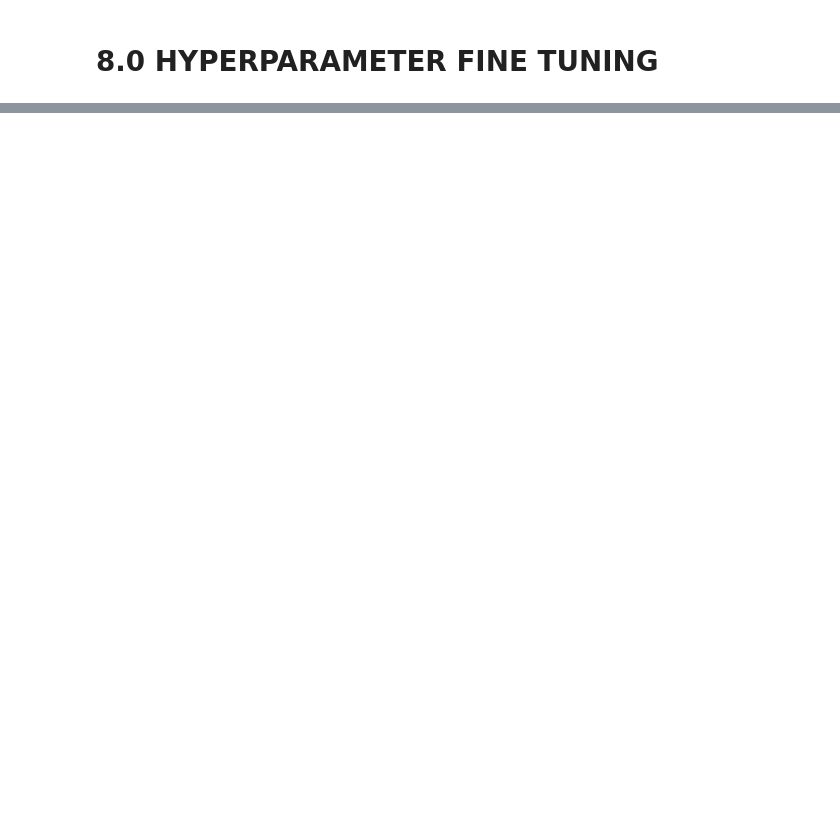
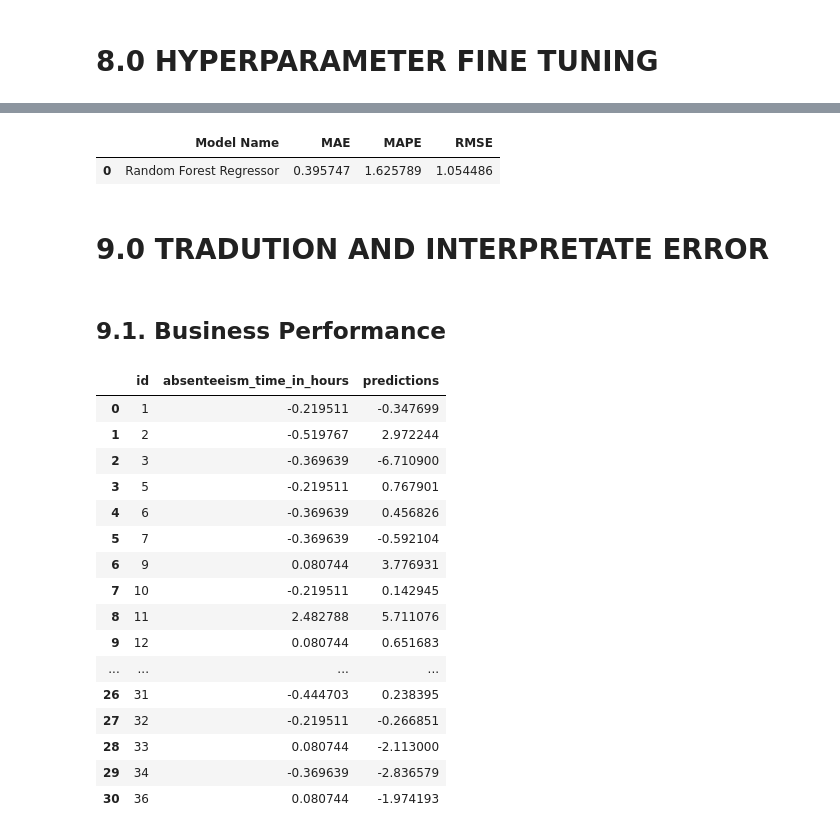
Before and after one commit to marcusbraggion/absenteeism_at_work, a Jupyter notebook: notebooks/absenteeism_at_work.ipynb, the cells around one changed output, grey strips where cells are left out. Cells and saved outputs as stored; diff of their text form; code cells hidden in the pictures; blank space fills up the shorter version.

```diff
--- a/notebooks/absenteeism_at_work.ipynb
+++ b/notebooks/absenteeism_at_work.ipynb
@@ -752,0 +743,18 @@ model = pickle.dump(rf_tuned, open(filename, 'wb'))
+# %%
+# model
+rf_tuned = RandomForestRegressor(n_estimators=300,
+                                min_samples_split=2,
+                                min_samples_leaf=4,
+                                max_features='auto',
+                                max_depth=10,
+                                criterion='squared_error').fit(X_train, y_train)
+
+# predict
+yhat_rf_tuned = rf_tuned.predict(X_test)
+
+# result
+rf_tuned_result = ml_error('Random Forest Regressor', y_test, yhat_rf_tuned)
+rf_tuned_result
+# %% [output]
+|  | Model Name | MAE | MAPE | RMSE |
+| 0 | Random Forest Regressor | 0.395747 | 1.625789 | 1.054486 |
@@ -752,0 +764,2 @@ model = pickle.dump(rf_tuned, open(filename, 'wb'))
+# %% [markdown]
+# 9.0 TRADUTION AND INTERPRETATE  ERROR
@@ -752,0 +772,37 @@ model = pickle.dump(rf_tuned, open(filename, 'wb'))
+# %% [markdown]
+##  9.1. Business Performance
+# %%
+# sum of predictions
+df91 = df9[['id', 'predictions']].groupby('id').sum().reset_index()
+
+# MAE and MAPE
+df9_aux1 = df9[['id', 'absenteeism_time_in_hours', 'predictions']].groupby('id').apply(lambda x: mean_absolute_error( x['absenteeism_time_in_hours'], x['predictions'] ) ).reset_index().rename( columns={0:'MAE'})
+df9_aux2 = df9[['id', 'absenteeism_time_in_hours', 'predictions']].groupby('id').apply(lambda x: mean_absolute_percentage_error( x['absenteeism_time_in_hours'], x['predictions'] ) ).reset_index().rename( columns={0:'MAPE'})
+# Merge
+df9_aux3 = pd.merge( df9_aux1, df9_aux2, how='inner', on='id' )
+df92 = pd.merge( df91, df9_aux3, how='inner', on='id' )
+# Scenarios
+df92['worst_scenario'] = df92['predictions'] - df92['MAE']
+df92['best_scenario'] = df92['predictions'] + df92['MAE']
+# order columns
+df92 = df92[['id','predictions', 'worst_scenario', 'best_scenario', 'MAE', 'MAPE']]
+df92['absenteeism_time_in_hours'] = df3['absenteeism_time_in_hours']
+df92[['id', 'absenteeism_time_in_hours', 'predictions']]
+# %% [output]
+|  | id | absenteeism_time_in_hours | predictions |
+| 0 | 1 | -0.219511 | -0.347699 |
+| 1 | 2 | -0.519767 | 2.972244 |
+| 2 | 3 | -0.369639 | -6.710900 |
+| 3 | 5 | -0.219511 | 0.767901 |
+| 4 | 6 | -0.369639 | 0.456826 |
+| 5 | 7 | -0.369639 | -0.592104 |
+| 6 | 9 | 0.080744 | 3.776931 |
+| 7 | 10 | -0.219511 | 0.142945 |
+| 8 | 11 | 2.482788 | 5.711076 |
+| 9 | 12 | 0.080744 | 0.651683 |
+| ... | ... | ... | ... |
+| 26 | 31 | -0.444703 | 0.238395 |
+| 27 | 32 | -0.219511 | -0.266851 |
+| 28 | 33 | 0.080744 | -2.113000 |
+| 29 | 34 | -0.369639 | -2.836579 |
+| 30 | 36 | 0.080744 | -1.974193 |
```
Also changed, not shown: parts of 97 cells of this notebook.
